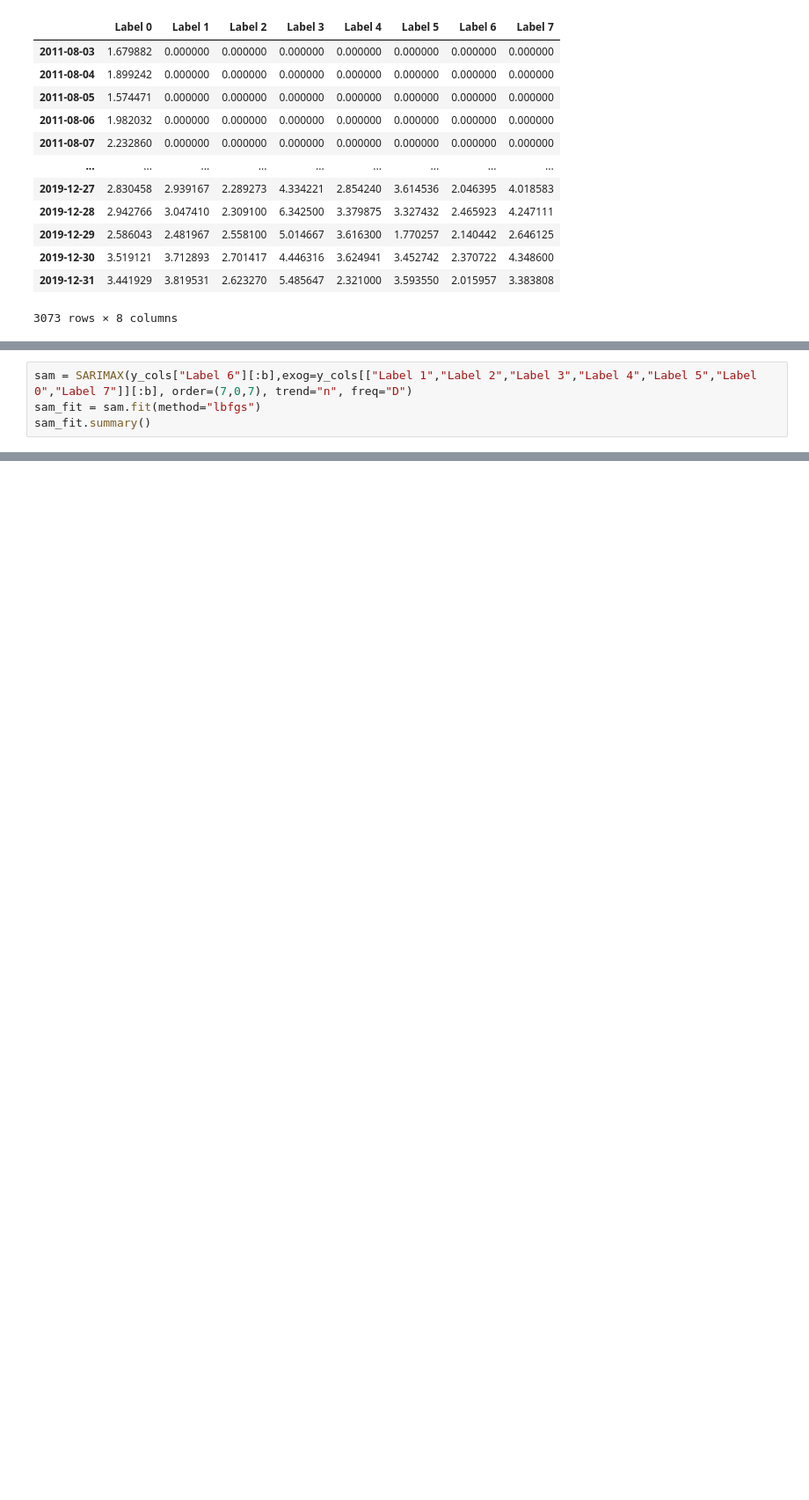
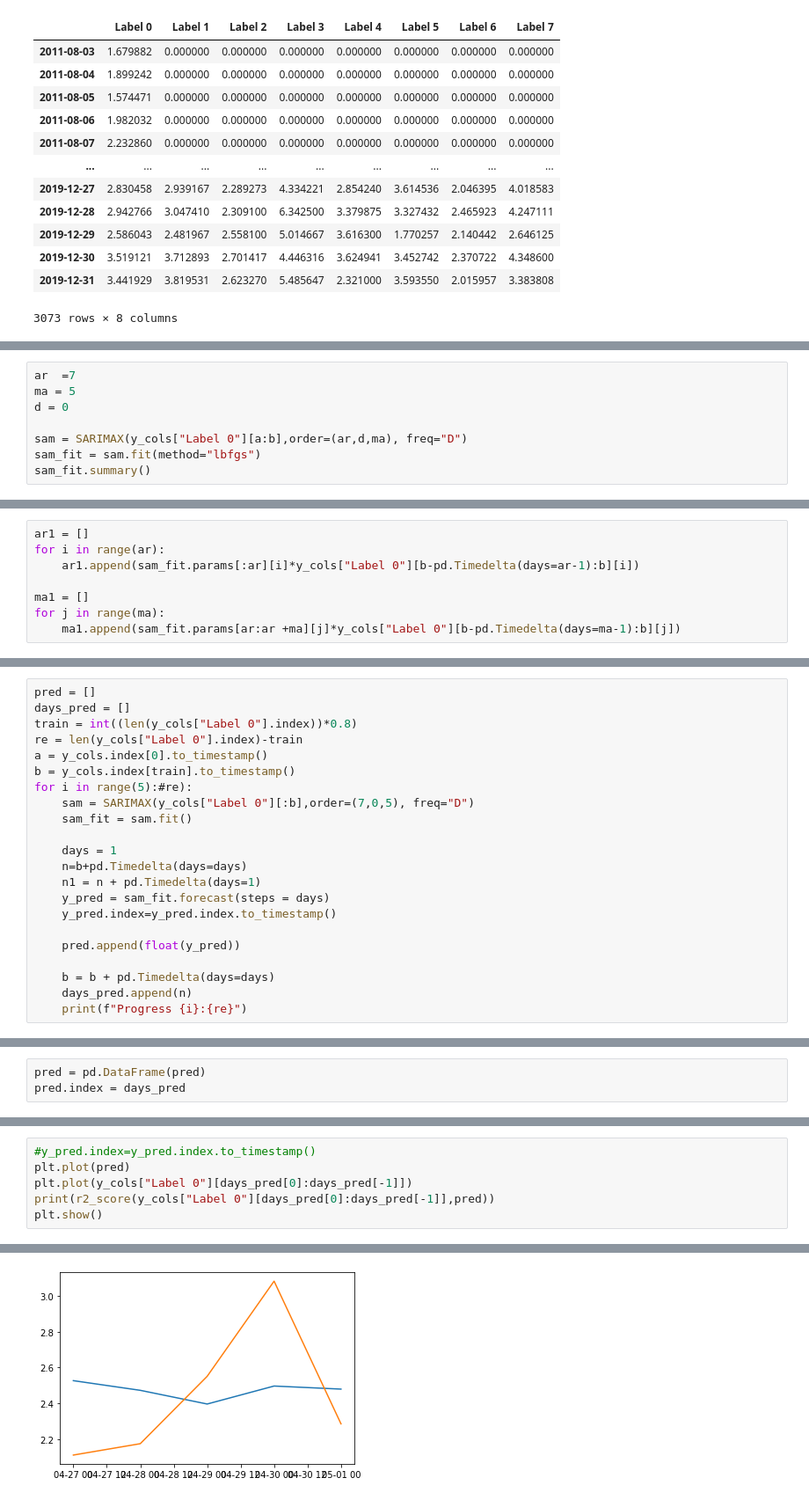
Before and after one commit to Jungar111/Bachelor2021, a Jupyter notebook: Modelling/Sarimax.ipynb, the cells around one changed output, grey strips where cells are left out. Shown at 88% size. Saved outputs shown, nothing was run; the diff lists cells and outputs as text; blank space fills up the shorter version.

```diff
--- a/Modelling/Sarimax.ipynb
+++ b/Modelling/Sarimax.ipynb
@@ -71,5 +68,9 @@ b = pd.to_datetime("2018-07-23")
 # %%
-sam = SARIMAX(y_cols["Label 6"][:b],exog=y_cols[["Label 1","Label 2","Label 3","Label 4","Label 5","Label 0","Label 7"]][:b], order=(7,0,7), trend="n", freq="D")
+ar  =7
+ma = 5
+d = 0
+
+sam = SARIMAX(y_cols["Label 0"][a:b],order=(ar,d,ma), freq="D")
 sam_fit = sam.fit(method="lbfgs")
 sam_fit.summary()
 # %% [output]
@@ -122,0 +78,8 @@ plt.show()
+# %%
+ar1 = []
+for i in range(ar):
+    ar1.append(sam_fit.params[:ar][i]*y_cols["Label 0"][b-pd.Timedelta(days=ar-1):b][i])
+
+ma1 = []
+for j in range(ma):
+    ma1.append(sam_fit.params[ar:ar +ma][j]*y_cols["Label 0"][b-pd.Timedelta(days=ma-1):b][j])
@@ -122,0 +103,22 @@ plt.show()
+# %%
+pred = []
+days_pred = []
+train = int((len(y_cols["Label 0"].index))*0.8)
+re = len(y_cols["Label 0"].index)-train
+a = y_cols.index[0].to_timestamp()
+b = y_cols.index[train].to_timestamp()
+for i in range(5):#re):
+    sam = SARIMAX(y_cols["Label 0"][:b],order=(7,0,5), freq="D")
+    sam_fit = sam.fit()
+
+    days = 1
+    n=b+pd.Timedelta(days=days)
+    n1 = n + pd.Timedelta(days=1)
+    y_pred = sam_fit.forecast(steps = days)
+    y_pred.index=y_pred.index.to_timestamp()
+
+    pred.append(float(y_pred))
+
+    b = b + pd.Timedelta(days=days)
+    days_pred.append(n)
+    print(f"Progress {i}:{re}")
@@ -122,0 +139,3 @@ plt.show()
+# %%
+pred = pd.DataFrame(pred)
+pred.index = days_pred
@@ -122,0 +144,7 @@ plt.show()
+# %%
+#y_pred.index=y_pred.index.to_timestamp()
+plt.plot(pred)
+plt.plot(y_cols["Label 0"][days_pred[0]:days_pred[-1]])
+print(r2_score(y_cols["Label 0"][days_pred[0]:days_pred[-1]],pred))
+plt.show()
+# %% [output]
@@ -122,0 +155 @@ plt.show()
+[figure, added]
```
Also changed, not shown: parts of 10 cells of this notebook, 1 other file.
